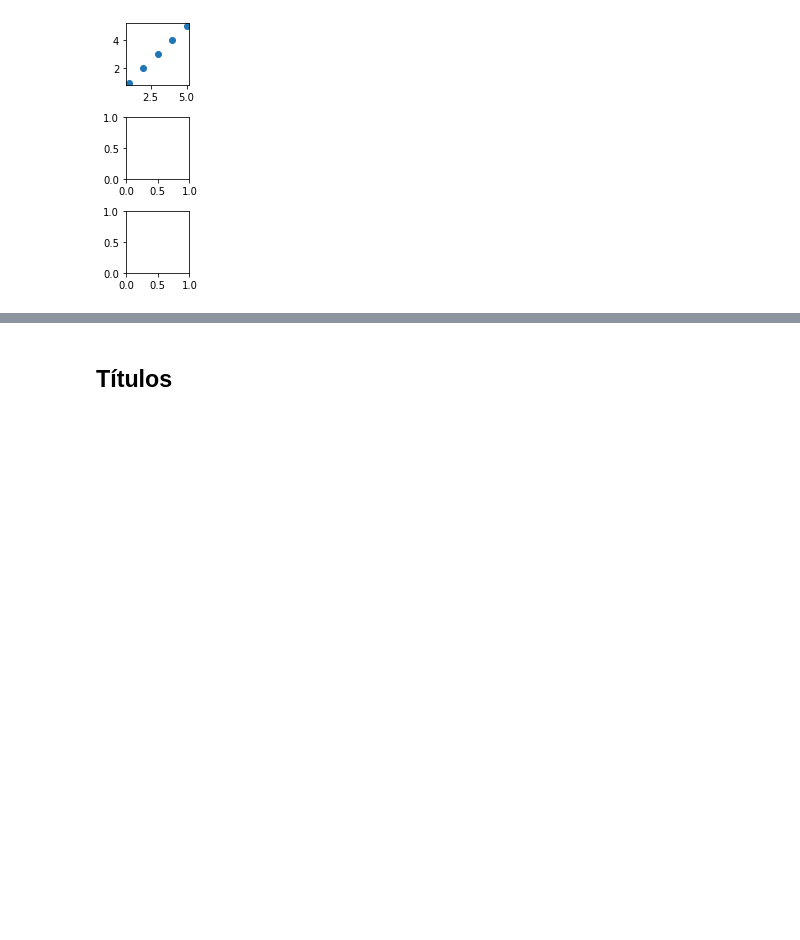
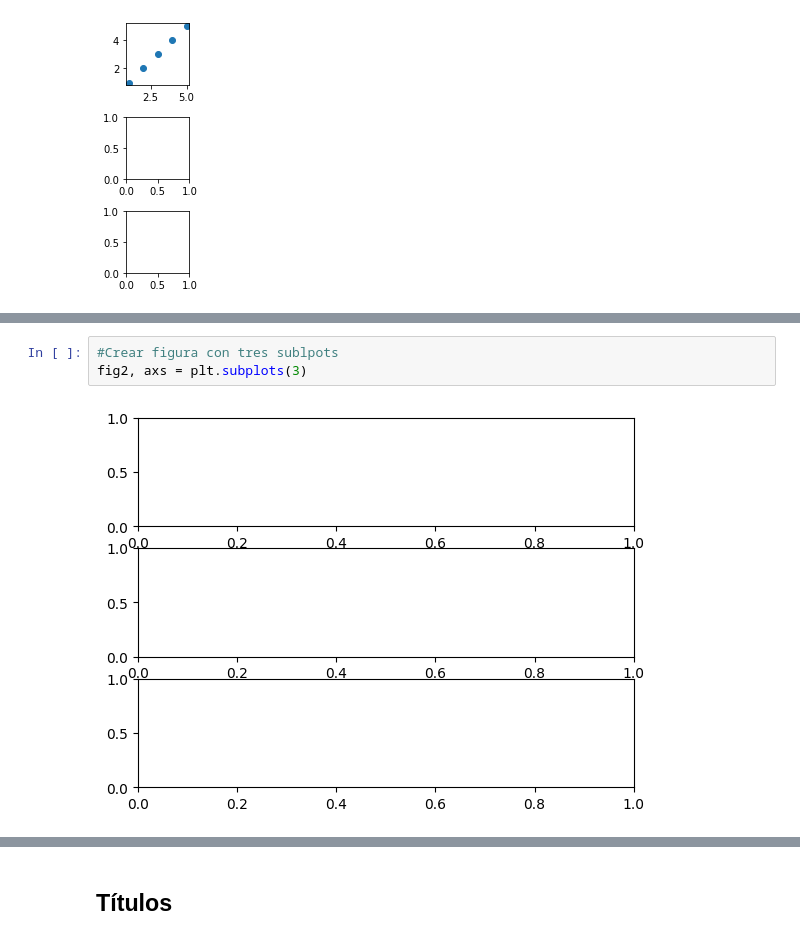
Before and after one commit to jvillanuevas/Data-Translator, a Jupyter notebook: Actividad Data Visualization 1.ipynb, the cells around one changed output, grey strips where cells are left out. Saved outputs shown, nothing was run; the diff lists cells and outputs as text; blank space fills up the shorter version.

```diff
--- a/Actividad Data Visualization 1.ipynb
+++ b/Actividad Data Visualization 1.ipynb
@@ -308,0 +335,5 @@ Agregar un gráfico diagonal y cambiar el orden para que se vean como sigue:
+# %%
+#Crear figura con tres sublpots
+fig2, axs = plt.subplots(3)
+# %% [output]
+[figure, added]
```
Also changed, not shown: parts of 14 cells of this notebook.
